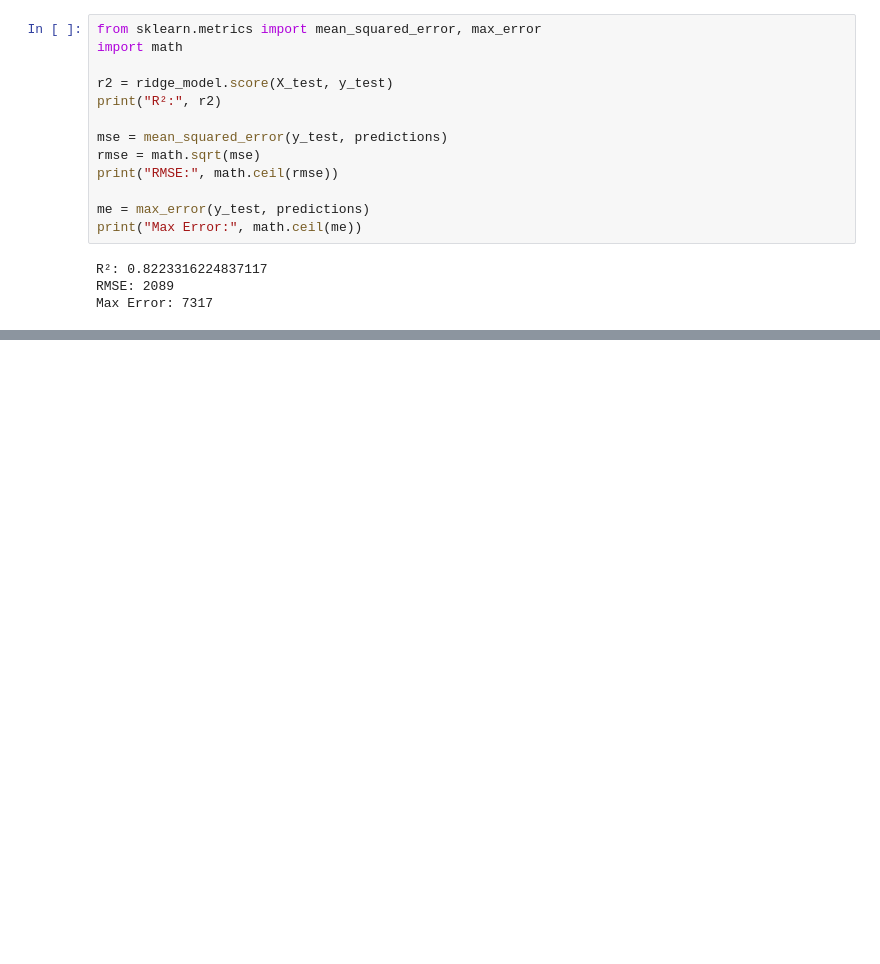
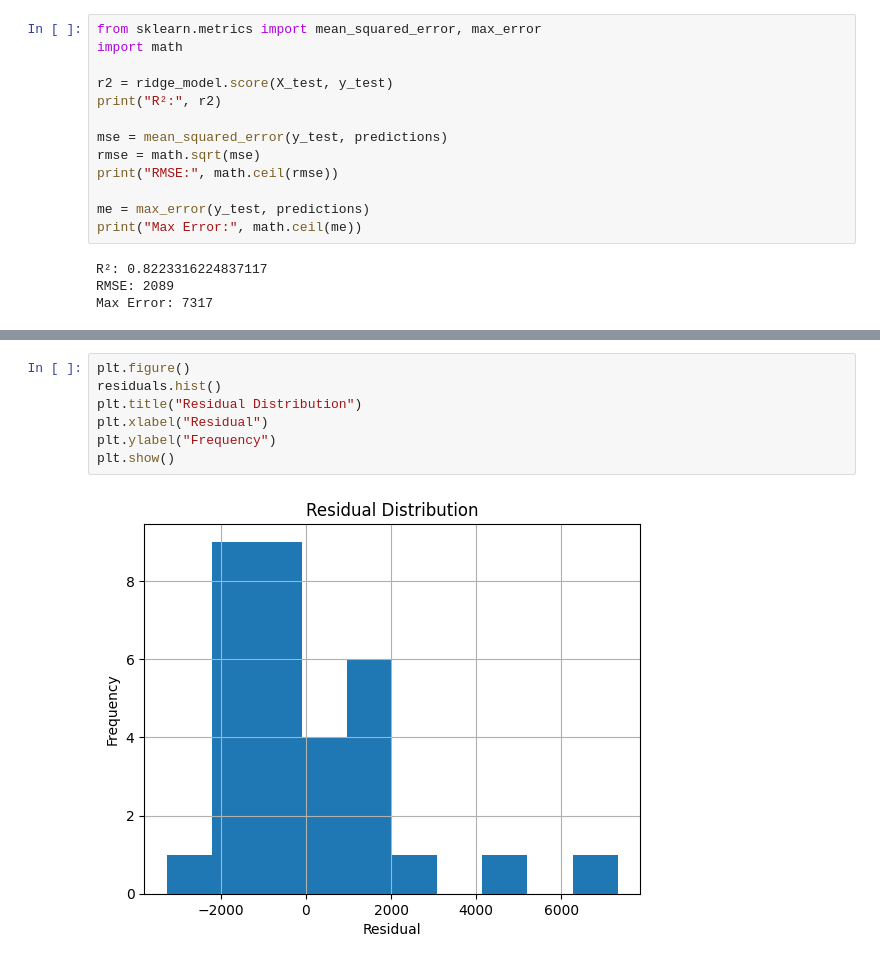
Before and after one commit to DimitarMalamski/car_price_predictor, a Jupyter notebook: car_price_predictor_dimitar.ipynb, the cells around one changed output, grey strips where cells are left out. Cells and saved outputs as stored; diff of their text form; blank space fills up the shorter version.

```diff
--- a/car_price_predictor_dimitar.ipynb
+++ b/car_price_predictor_dimitar.ipynb
@@ -517,0 +571,9 @@ This suggests that multicollinearity between the selected features is not substa
+# %%
+plt.figure()
+residuals.hist()
+plt.title("Residual Distribution")
+plt.xlabel("Residual")
+plt.ylabel("Frequency")
+plt.show()
+# %% [output]
+[figure, added]
```
Also changed, not shown: parts of 8 cells of this notebook.
